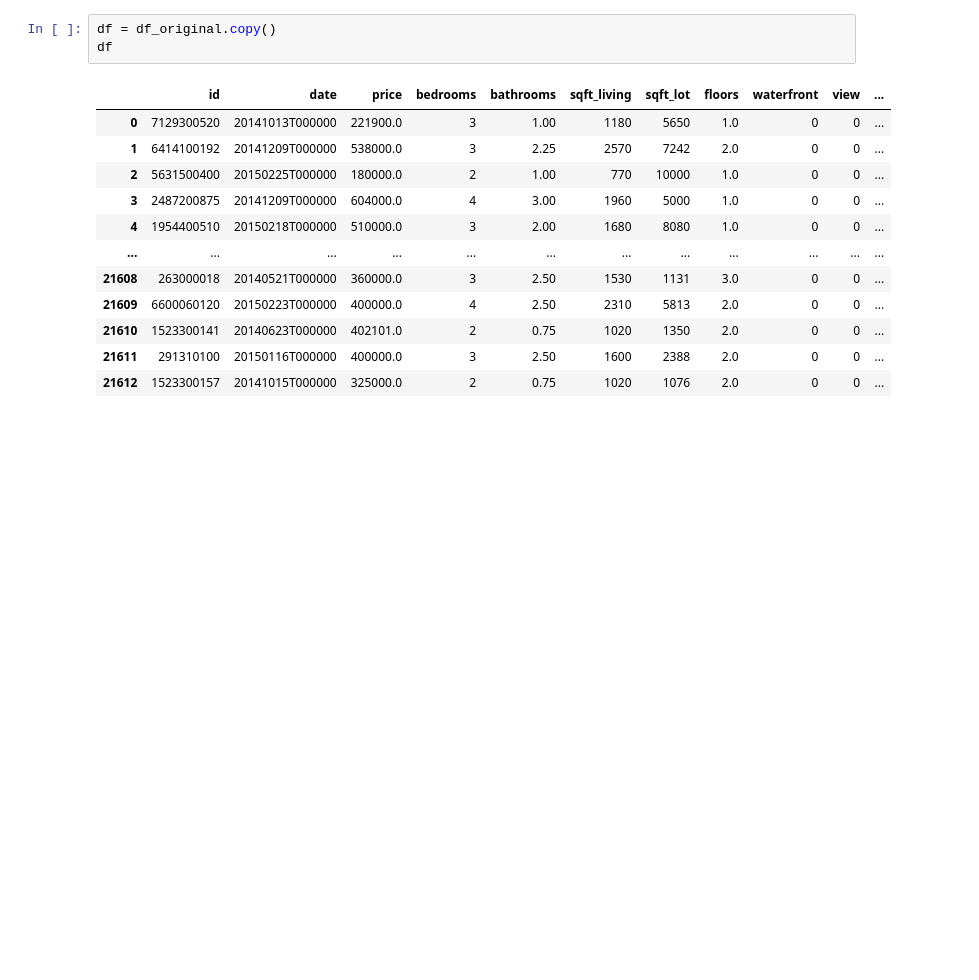
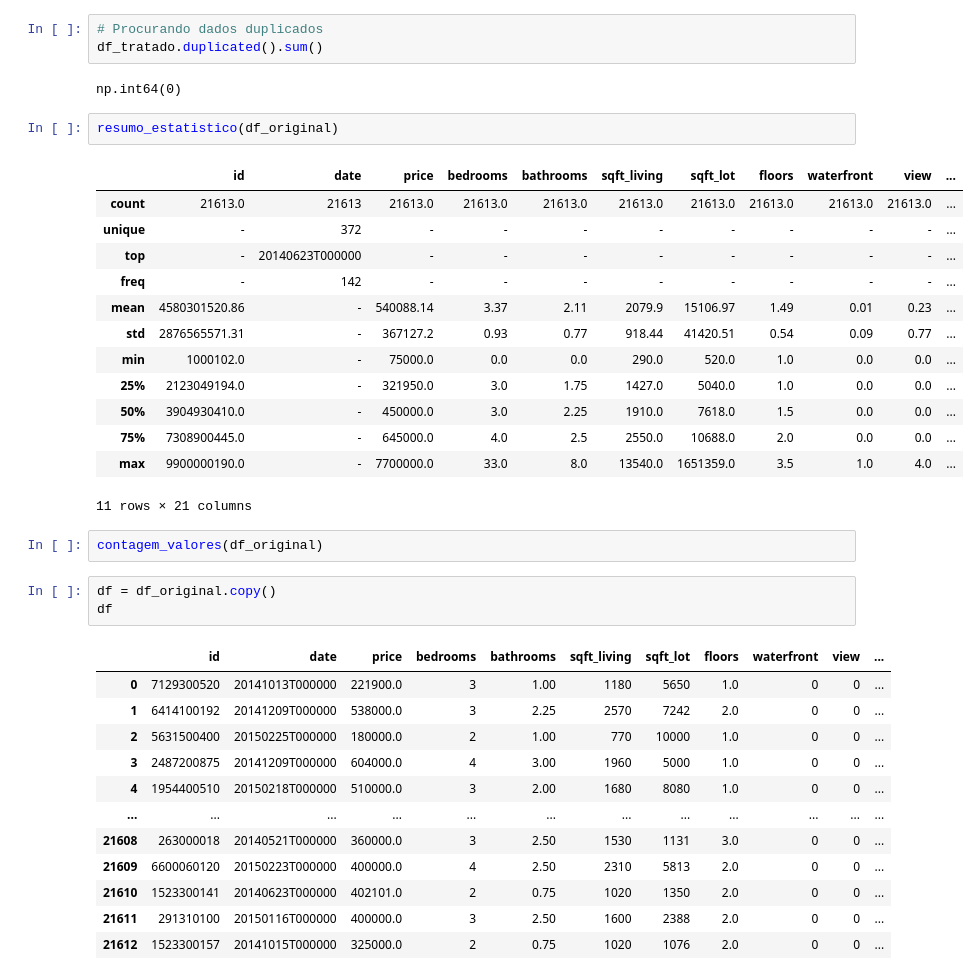
Before and after one commit to programagiovanni-code/sctec_projeto, a Jupyter notebook: tratamento/filtro.ipynb, the cells around one changed output. Saved outputs shown, nothing was run; the diff lists cells and outputs as text; blank space fills up the shorter version.

Commit message:
feat: Analise exploratória com describe e duplicated, correção para datetime

```diff
--- a/tratamento/filtro.ipynb
+++ b/tratamento/filtro.ipynb
@@ -20,3 +86,26 @@ df_original
+# %%
+# Procurando dados duplicados
+df_tratado.duplicated().sum()
+# %% [output]
+np.int64(0)
+# %%
+resumo_estatistico(df_original)
+# %% [output]
+|  | id | date | price | bedrooms | bathrooms | sqft_living | sqft_lot | floors | waterfront | view | ... |
+| count | 21613.0 | 21613 | 21613.0 | 21613.0 | 21613.0 | 21613.0 | 21613.0 | 21613.0 | 21613.0 | 21613.0 | ... |
+| unique | - | 372 | - | - | - | - | - | - | - | - | ... |
+| top | - | 20140623T000000 | - | - | - | - | - | - | - | - | ... |
+| freq | - | 142 | - | - | - | - | - | - | - | - | ... |
+| mean | 4580301520.86 | - | 540088.14 | 3.37 | 2.11 | 2079.9 | 15106.97 | 1.49 | 0.01 | 0.23 | ... |
+| std | 2876565571.31 | - | 367127.2 | 0.93 | 0.77 | 918.44 | 41420.51 | 0.54 | 0.09 | 0.77 | ... |
+| min | 1000102.0 | - | 75000.0 | 0.0 | 0.0 | 290.0 | 520.0 | 1.0 | 0.0 | 0.0 | ... |
+| 25% | 2123049194.0 | - | 321950.0 | 3.0 | 1.75 | 1427.0 | 5040.0 | 1.0 | 0.0 | 0.0 | ... |
+| 50% | 3904930410.0 | - | 450000.0 | 3.0 | 2.25 | 1910.0 | 7618.0 | 1.5 | 0.0 | 0.0 | ... |
+| 75% | 7308900445.0 | - | 645000.0 | 4.0 | 2.5 | 2550.0 | 10688.0 | 2.0 | 0.0 | 0.0 | ... |
+| max | 9900000190.0 | - | 7700000.0 | 33.0 | 8.0 | 13540.0 | 1651359.0 | 3.5 | 1.0 | 4.0 | ... |
+11 rows × 21 columns
+# %%
+contagem_valores(df_original)
 # %%
 df = df_original.copy()
 df
```
Also changed, not shown: parts of 6 cells of this notebook, 1 other file.
